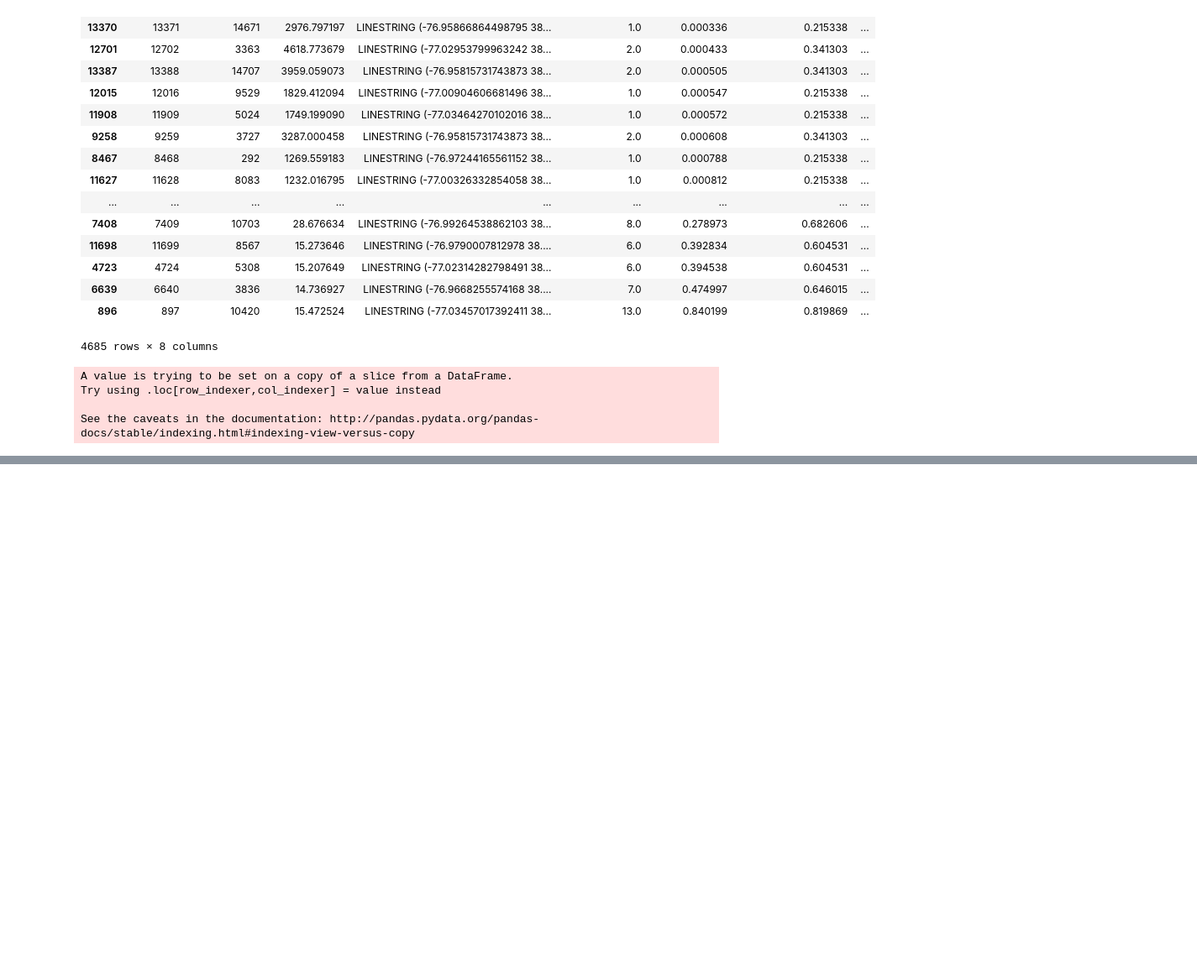
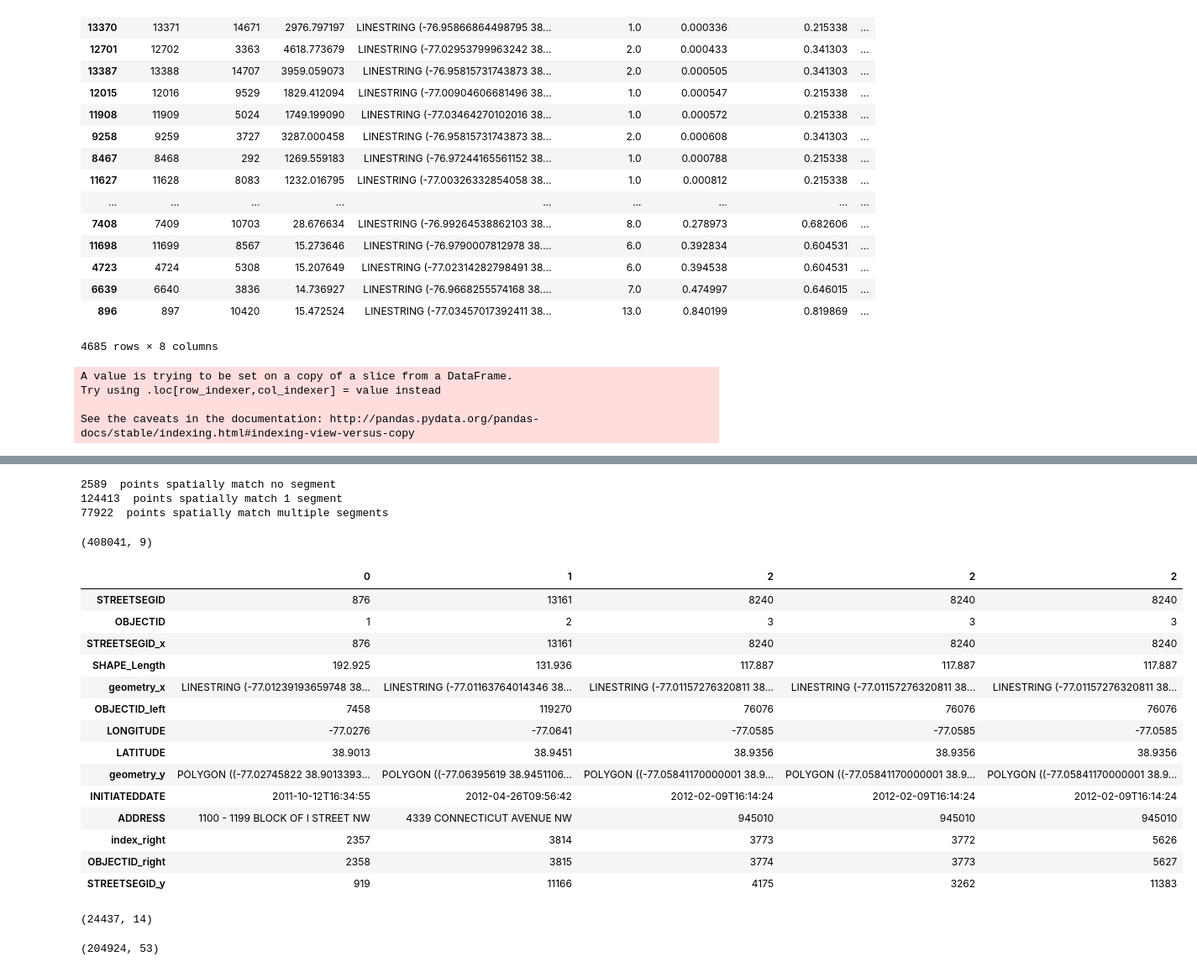
Before and after one commit to KiranJavkar/Cycling_Safety, a Jupyter notebook: python/Cycling_Safety_Visualization_using_mapbox-leaflet.ipynb, the cells around one changed output, grey strips where cells are left out. Shown at 84% size. Drawn from its saved outputs; the diff is of its cells as text; code cells hidden in the pictures; blank space fills up the shorter version.

```diff
--- a/python/Cycling_Safety_Visualization_using_mapbox-leaflet.ipynb
+++ b/python/Cycling_Safety_Visualization_using_mapbox-leaflet.ipynb
@@ -319,0 +378,12 @@ See the caveats in the documentation: http://pandas.pydata.org/pandas-docs/stabl
+# %%
+print(gb[gb.OBJECTID_right==0].shape[0], ' points spatially match no segment')
+print(gb[gb.OBJECTID_right==1].shape[0], ' points spatially match 1 segment')
+print(gb[gb.OBJECTID_right>1].shape[0], ' points spatially match multiple segments')
+# %% [output]
+2589  points spatially match no segment
+124413  points spatially match 1 segment
+77922  points spatially match multiple segments
+# %%
+joined.shape
+# %% [output]
+(408041, 9)
@@ -319,0 +393,26 @@ See the caveats in the documentation: http://pandas.pydata.org/pandas-docs/stabl
+# %%
+dc_segs_statistic.head().T
+# %% [output]
+|  | 0 | 1 | 2 | 2 | 2 |
+| STREETSEGID | 876 | 13161 | 8240 | 8240 | 8240 |
+| OBJECTID | 1 | 2 | 3 | 3 | 3 |
+| STREETSEGID_x | 876 | 13161 | 8240 | 8240 | 8240 |
+| SHAPE_Length | 192.925 | 131.936 | 117.887 | 117.887 | 117.887 |
+| geometry_x | LINESTRING (-77.01239193659748 38... | LINESTRING (-77.01163764014346 38... | LINESTRING (-77.01157276320811 38... | LINESTRING (-77.01157276320811 38... | LINESTRING (-77.01157276320811 38... |
+| OBJECTID_left | 7458 | 119270 | 76076 | 76076 | 76076 |
+| LONGITUDE | -77.0276 | -77.0641 | -77.0585 | -77.0585 | -77.0585 |
+| LATITUDE | 38.9013 | 38.9451 | 38.9356 | 38.9356 | 38.9356 |
+| geometry_y | POLYGON ((-77.02745822 38.9013393... | POLYGON ((-77.06395619 38.9451106... | POLYGON ((-77.05841170000001 38.9... | POLYGON ((-77.05841170000001 38.9... | POLYGON ((-77.05841170000001 38.9... |
+| INITIATEDDATE | 2011-10-12T16:34:55 | 2012-04-26T09:56:42 | 2012-02-09T16:14:24 | 2012-02-09T16:14:24 | 2012-02-09T16:14:24 |
+| ADDRESS | 1100 - 1199 BLOCK OF I STREET NW | 4339 CONNECTICUT AVENUE NW | 945010 | 945010 | 945010 |
+| index_right | 2357 | 3814 | 3773 | 3772 | 5626 |
+| OBJECTID_right | 2358 | 3815 | 3774 | 3773 | 5627 |
+| STREETSEGID_y | 919 | 11166 | 4175 | 3262 | 11383 |
+# %%
+dc_segs_statistic.shape
+# %% [output]
+(24437, 14)
+# %%
+city_req_pts.shape
+# %% [output]
+(204924, 53)
```
Also changed, not shown: parts of 36 cells of this notebook.
